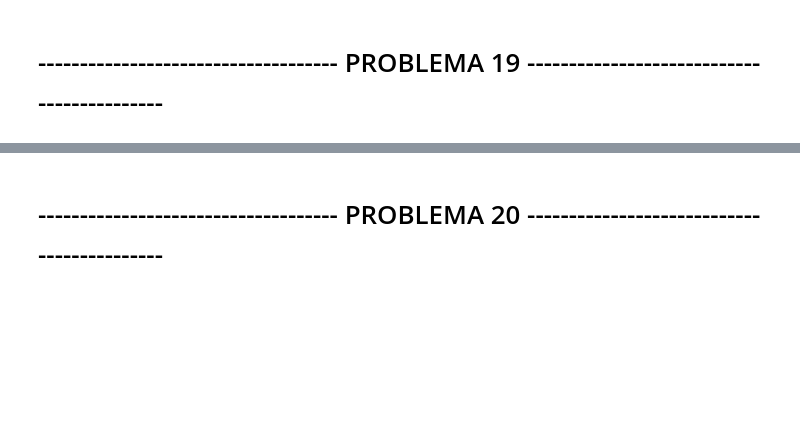
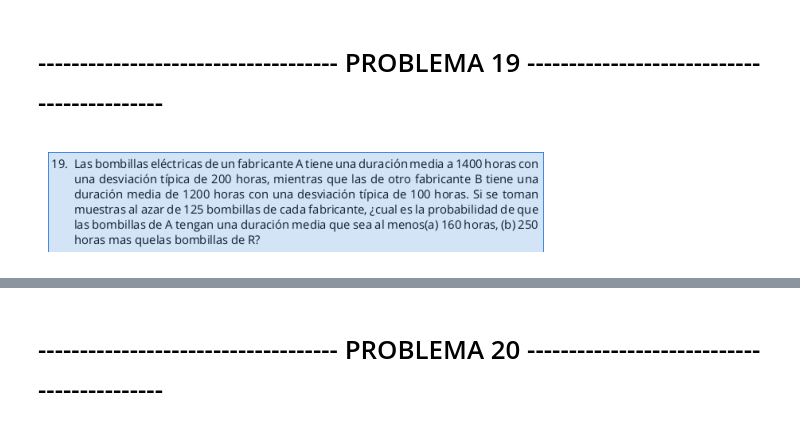
Before and after one commit to CharlyPierce/Simulacion2, a Jupyter notebook: problemario/problemario2.ipynb, the cells around one changed output, grey strips where cells are left out. Saved outputs shown, nothing was run; the diff lists cells and outputs as text; code cells hidden in the pictures; blank space fills up the shorter version.

```diff
--- a/problemario/problemario2.ipynb
+++ b/problemario/problemario2.ipynb
@@ -22,2 +193,13 @@ plt.show()
 # %% [markdown]
 # ------------------------------------ PROBLEMA 19 -------------------------------------------
+# %%
+from PIL import Image
+import matplotlib.pyplot as plt
+
+image = Image.open("pic/19.png")
+
+plt.imshow(image)
+plt.axis(False)
+plt.show()
+# %% [output]
+[figure, added]
```
Also changed, not shown: parts of 31 cells of this notebook, 8 other files.
